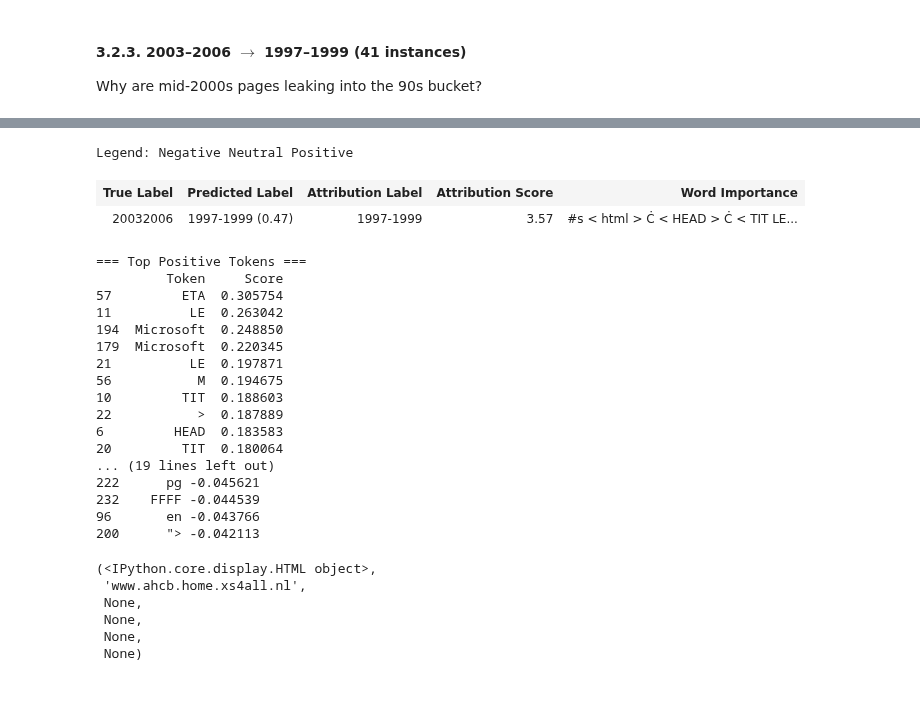
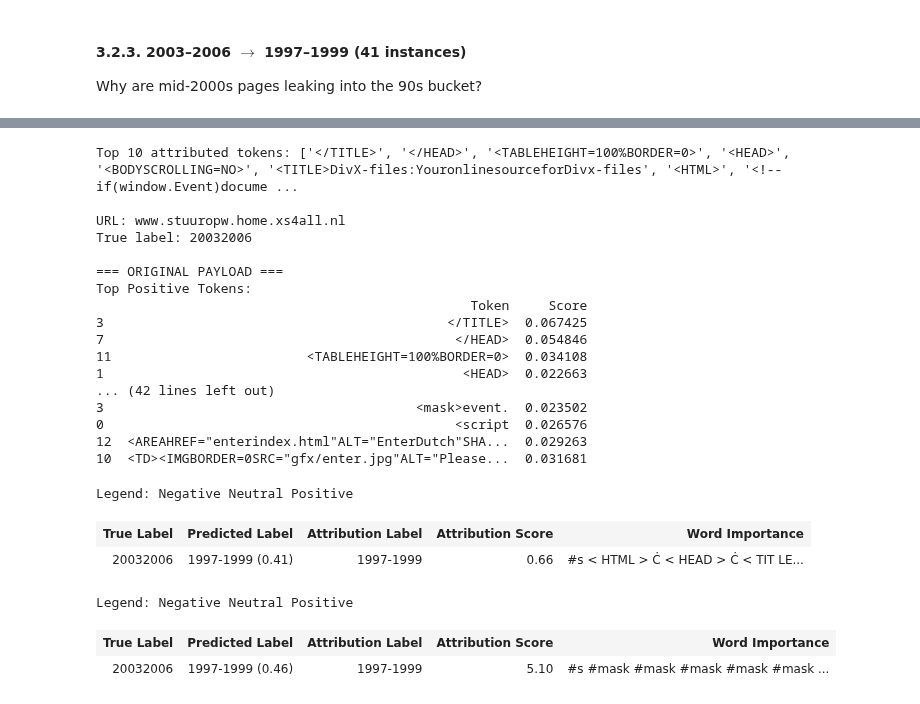
Before and after one commit to digitalctrlv/TIME2WARC, a Jupyter notebook: jupyternotebooks/IG_vertical_v2.3.ipynb, the cells around one changed output, grey strips where cells are left out. Saved outputs shown, nothing was run; the diff lists cells and outputs as text; code cells hidden in the pictures.

```diff
--- a/jupyternotebooks/IG_vertical_v2.3.ipynb
+++ b/jupyternotebooks/IG_vertical_v2.3.ipynb
@@ -19,19 +31,17 @@ import torch
 # %%
 device = torch.device("cuda" if torch.cuda.is_available() else "cpu")
 
-model_v2_3_name = "./models/v2_3_optimal_weights_fold1"
+model_v2_3_name = "/Users/anoukflinkert/TIME2WARC/models/v2_3_optimal_weights_fold1"
 model_v2_3 = AutoModelForSequenceClassification.from_pretrained(model_v2_3_name)
 model_v2_3.eval()
 
 tokenizer_v2_3 = AutoTokenizer.from_pretrained("roberta-base")
 
-# Make sure to use the correct dataset for each model
-# For privacy reasons, I am not allowed to share the original dataset analyzed here.
-# This path allows you to use it for your personal annotated websites.
-df_13 = pd.read_json(r".\output\websites_annotated.jsonl", lines=True)
+# # Make sure to use the correct dataset for each model
+df_12 = pd.read_json(r"<path_to_your_jsonl_file>", lines=True)
 
 label_encoder = LabelEncoder()
-df_13['label'] = label_encoder.fit_transform(df_13['period_bucket'])
+df_12['label'] = label_encoder.fit_transform(df_12['period_bucket'])
 # %%
 # After a few test runs some generators still showed,  but that is probably due to varying notations of e.g. 'FrontPage.Editor'
 
@@ -49,7 +59,7 @@ def mask_payload(payload):
     return payload
 # %%
 # Testing the masking
-subset = df_13[df_13['label'] == 0]
+subset = df_12[df_12['label'] == 0]
 subset_reset = subset.reset_index(drop=True)
 samples = []
 for idx, row in subset[10:15].iterrows():
@@ -108,7 +118,7 @@ def missclassifications(model, tokenizer, df, true_label_idx, miss_label_idx, ma
                 'pred_label' : id2label.get(predicted_idx)
             })
 
-            if len(samples) >=3:
+            if len(samples) >=5:
                 break
 
     return samples
@@ -342,7 +582,7 @@ Legend: Negative Neutral Positive
 Why are mid-2000s pages leaking into the 90s bucket?
 # %%
 # Load the sample subset (n=3)
-conf_03_97 = missclassifications(model_v2_3, tokenizer_v2_3, df_13, 2, 0)
+conf_03_97 = missclassifications(model_v2_3, tokenizer_v2_3, df_12, 2, 0)
 # %%
 visualization(model_v2_3, tokenizer_v2_3, conf_03_97, item_index=0)
 # %% [output]
@@ -375,29 +629,26 @@ Legend: Negative Neutral Positive
 # %%
-visualization(model_v2_3, tokenizer_v2_3, conf_03_97, item_index=1)
+visualization(model_v2_3, tokenizer_v2_3, conf_03_97, item_index=3)
 # %% [output]
-Legend: Negative Neutral Positive
+Top 10 attributed tokens: ['</TITLE>', '</HEAD>', '<TABLEHEIGHT=100%BORDER=0>', '<HEAD>', '<BODYSCROLLING=NO>', '<TITLE>DivX-files:YouronlinesourceforDivx-files', '<HTML>', '<!--if(window.Event)docume ...
+
+URL: www.stuuropw.home.xs4all.nl
+True label: 20032006
+
+=== ORIGINAL PAYLOAD ===
+Top Positive Tokens:
+                                                Token     Score
+3                                            </TITLE>  0.067425
+7                                             </HEAD>  0.054846
+11                         <TABLEHEIGHT=100%BORDER=0>  0.034108
+1                                              <HEAD>  0.022663
+... (42 lines left out)
+3                                        <mask>event.  0.023502
+0                                             <script  0.026576
+12  <AREAHREF="enterindex.html"ALT="EnterDutch"SHA...  0.029263
+10  <TD><IMGBORDER=0SRC="gfx/enter.jpg"ALT="Please...  0.031681
+Legend: Negative Neutral Positive
 | True Label | Predicted Label | Attribution Label | Attribution Score | Word Importance |
-| 20032006 | 1997-1999 (0.47) | 1997-1999 | 3.57 | #s < html > Ċ < HEAD > Ċ < TIT LE... |
+| 20032006 | 1997-1999 (0.41) | 1997-1999 | 0.66 | #s < HTML > Ċ < HEAD > Ċ < TIT LE... |
-=== Top Positive Tokens ===
-         Token     Score
-57         ETA  0.305754
-11          LE  0.263042
-194  Microsoft  0.248850
-179  Microsoft  0.220345
-21          LE  0.197871
-56           M  0.194675
-10         TIT  0.188603
-22           >  0.187889
-6         HEAD  0.183583
-20         TIT  0.180064
-... (19 lines left out)
-222      pg -0.045621
-232    FFFF -0.044539
-96       en -0.043766
-200      "> -0.042113
-(<IPython.core.display.HTML object>,
- 'www.ahcb.home.xs4all.nl',
- None,
- None,
- None,
- None)
+Legend: Negative Neutral Positive
+| True Label | Predicted Label | Attribution Label | Attribution Score | Word Importance |
+| 20032006 | 1997-1999 (0.46) | 1997-1999 | 5.10 | #s #mask #mask #mask #mask #mask ... |
```
Also changed, not shown: parts of 24 cells of this notebook, 23 other files.
